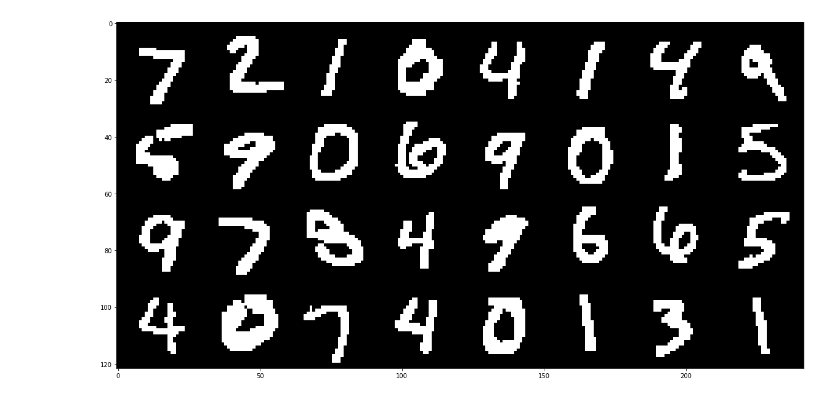
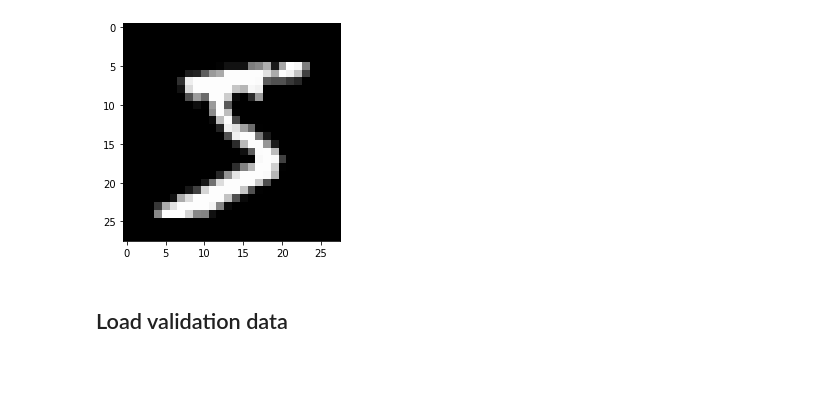
Before and after one commit to petersontylerd/pytorch-tensorboard-suite, a Jupyter notebook: pytorch_scratch.ipynb, the cells around one changed output. Drawn from its saved outputs; the diff is of its cells as text; code cells hidden in the pictures; blank space fills up the shorter version.

```diff
--- a/pytorch_scratch.ipynb
+++ b/pytorch_scratch.ipynb
@@ -72,0 +121,4 @@ def image_sample(inp, figsize=(20,20)):
+# %%
+# plot sample image
+def plot_sample(image):
+    plt.imshow(image, cmap="gray")
@@ -102,29 +170,40 @@ image_sample(out)
+# %%
+sample = iter(train_data_loader.dataset.images)
+plot_sample(next(sample))
+# %% [output]
+[figure, added]
+# %% [markdown]
+## Load validation data
 # %%
-mnist_dir=os.path.join(os.environ["HOME"], "s3buckets", "mnist")
-
-## validing
-# images
+# load source files
 X_valid, y_valid = load_mnist(
-    path=mnist_dir,
+    path=os.path.join(os.environ["HOME"], "s3buckets", "mnist"),
     kind="t10k"
 )
 
+# transformation instructions
+norm_mean = [0.1307]
+norm_std = [0.3801]
+
+valid_transform = transforms.Compose([
+    transforms.ToTensor(),
+    transforms.Normalize(
+        norm_mean,
+        norm_std
+    )
+])
+
+# load data into Pytorch dataset
 valid_data = MNISTDataset(
     images=X_valid,
     targets=y_valid,
+    transform=valid_transform,
 )
 
+# create Pytorch DataLoader
 valid_data_loader = torch.utils.data.DataLoader(
     valid_data,
     batch_size=32,
     shuffle=False,
     # sampler=weighted_sampler
 )
-
-# visualize image batch grid
-inputs, classes = next(iter(valid_data_loader))
-out = torchvision.utils.make_grid(inputs.unsqueeze(1))
-
-image_sample(out)
-# %% [output]
-[figure, removed]
```
Also changed, not shown: parts of 25 cells of this notebook, 1 other file.
